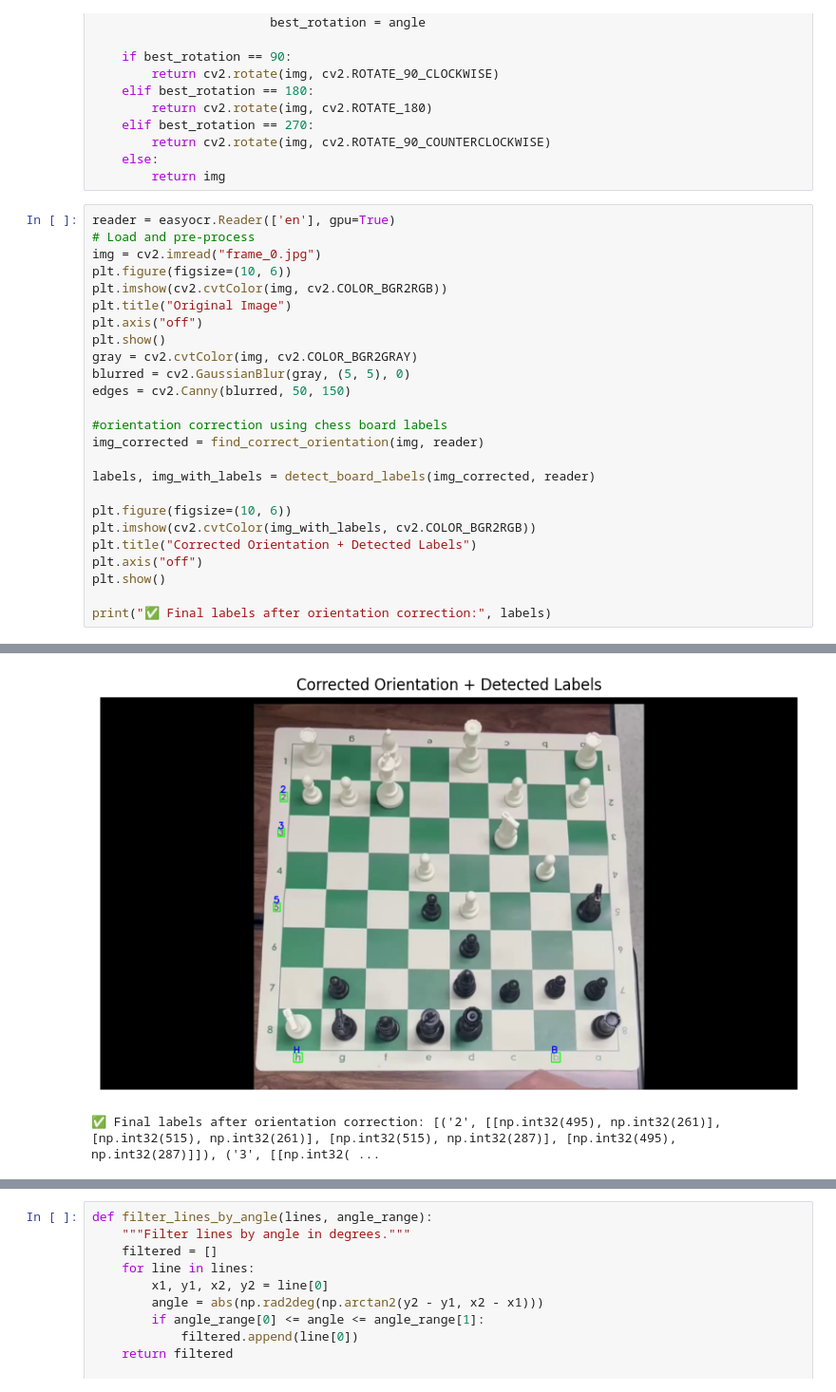
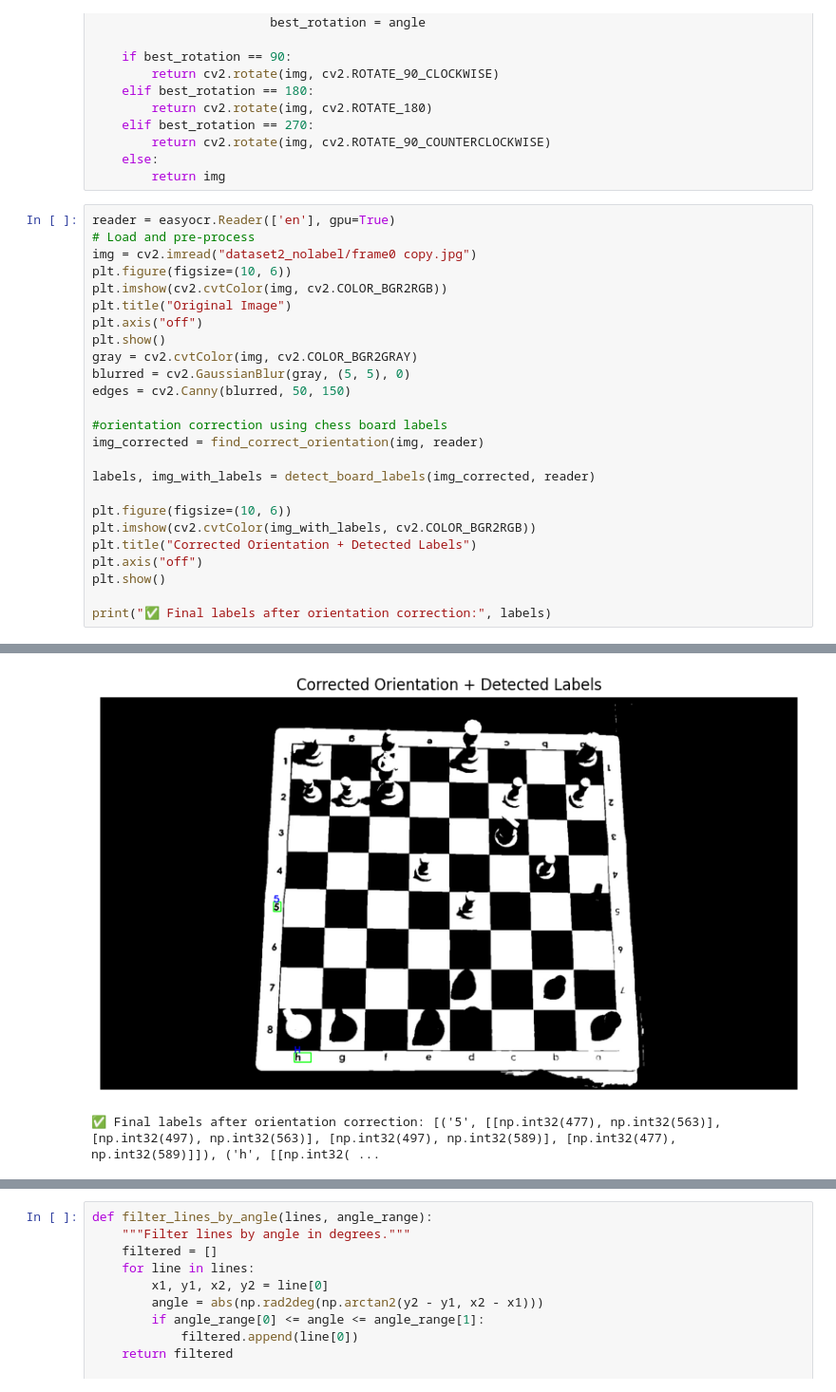
Before and after one commit to FadeZx/DT-467_ChessMoveTracking, a Jupyter notebook: 2_2024_DT_467_ChessMove.ipynb, the cells around one changed output, grey strips where cells are left out. Shown at 95% size. Cells and saved outputs as stored; diff of their text form.

```diff
--- a/2_2024_DT_467_ChessMove.ipynb
+++ b/2_2024_DT_467_ChessMove.ipynb
@@ -173,7 +173,7 @@ def find_correct_orientation(img, reader):
 # %%
 reader = easyocr.Reader(['en'], gpu=True)
 # Load and pre-process
-img = cv2.imread("frame_0.jpg")
+img = cv2.imread("dataset2_nolabel/frame0 copy.jpg")
 plt.figure(figsize=(10, 6))
 plt.imshow(cv2.cvtColor(img, cv2.COLOR_BGR2RGB))
 plt.title("Original Image")
@@ -200,3 +200,3 @@ print("✅ Final labels after orientation correction:", labels)
-[figure, old version]
+[figure, new version]
-✅ Final labels after orientation correction: [('2', [[np.int32(495), np.int32(261)], [np.int32(515), np.int32(261)], [np.int32(515), np.int32(287)], [np.int32(495), np.int32(287)]]), ('3', [[np.int32( ...
+✅ Final labels after orientation correction: [('5', [[np.int32(477), np.int32(563)], [np.int32(497), np.int32(563)], [np.int32(497), np.int32(589)], [np.int32(477), np.int32(589)]]), ('h', [[np.int32( ...
 # %%
```
Also changed, not shown: parts of 4 cells of this notebook.
